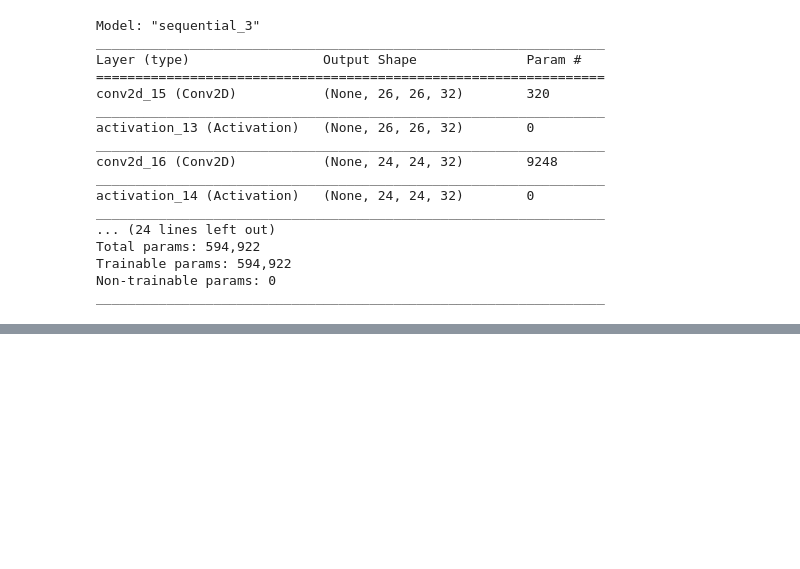
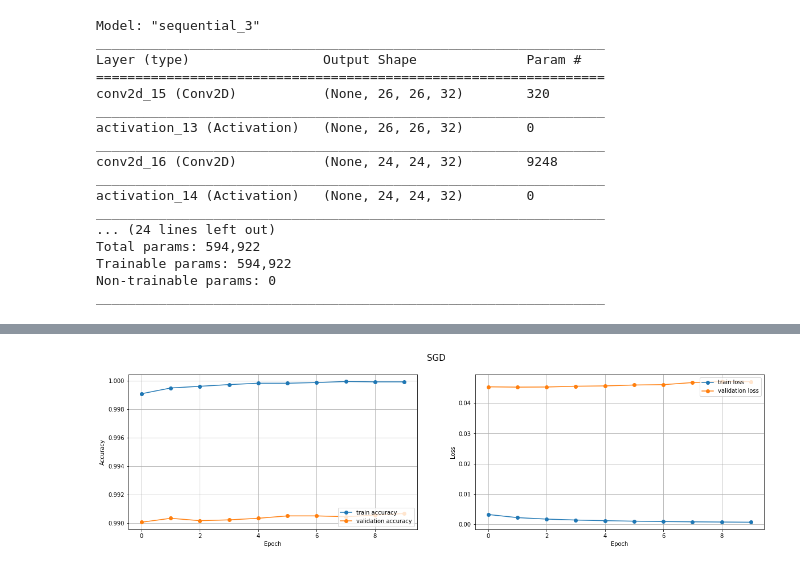
Before and after one commit to afridimozumder/cvpr_aiub, a Jupyter notebook: mid_project.ipynb, the cells around one changed output, grey strips where cells are left out. Saved outputs shown, nothing was run; the diff lists cells and outputs as text; code cells hidden in the pictures; blank space fills up the shorter version.

```diff
--- a/mid_project.ipynb
+++ b/mid_project.ipynb
@@ -179,7 +289,0 @@ from keras.optimizer_v2 import optimizer_v2
-# %%
-model.compile(loss='categorical_crossentropy', optimizer='Adam', metrics=['accuracy'])
-
-gen = ImageDataGenerator(rotation_range=8, width_shift_range=0.08, shear_range=0.3,
-                         height_shift_range=0.08, zoom_range=0.08)
-
-test_gen = ImageDataGenerator()
@@ -197,0 +290,8 @@ TypeError: ignored
+# %%
+model.compile(
+	optimizer = tf.keras.optimizers.SGD(),
+	loss = tf.keras.losses.sparse_categorical_crossentropy,
+	metrics = ['accuracy']
+)
+
+h = model.fit(x=Xtrain, y=Ytrain, epochs=10, validation_split = 0.3)
@@ -197,0 +319,22 @@ TypeError: ignored
+# %%
+plt.figure(figsize=(20,5))
+plt.suptitle('SGD', fontsize = 15)
+plt.subplot(1,2,1)
+plt.plot(h.history['accuracy'], 'o-', label = 'train accuracy')
+plt.plot(h.history['val_accuracy'], 'o-', label = 'validation accuracy')
+plt.xlabel('Epoch')
+plt.ylabel('Accuracy')
+plt.grid(True)
+plt.legend(loc='lower right')
+
+plt.subplot(1,2,2)
+plt.plot(h.history['loss'], 'o-', label = 'train loss')
+plt.plot(h.history['val_loss'], 'o-', label = 'validation loss')
+plt.xlabel('Epoch')
+plt.ylabel('Loss')
+plt.grid(True)
+plt.legend(loc='upper right')
+
+plt.show()
+# %% [output]
+[figure, added]
```
Also changed, not shown: parts of 13 cells of this notebook.
